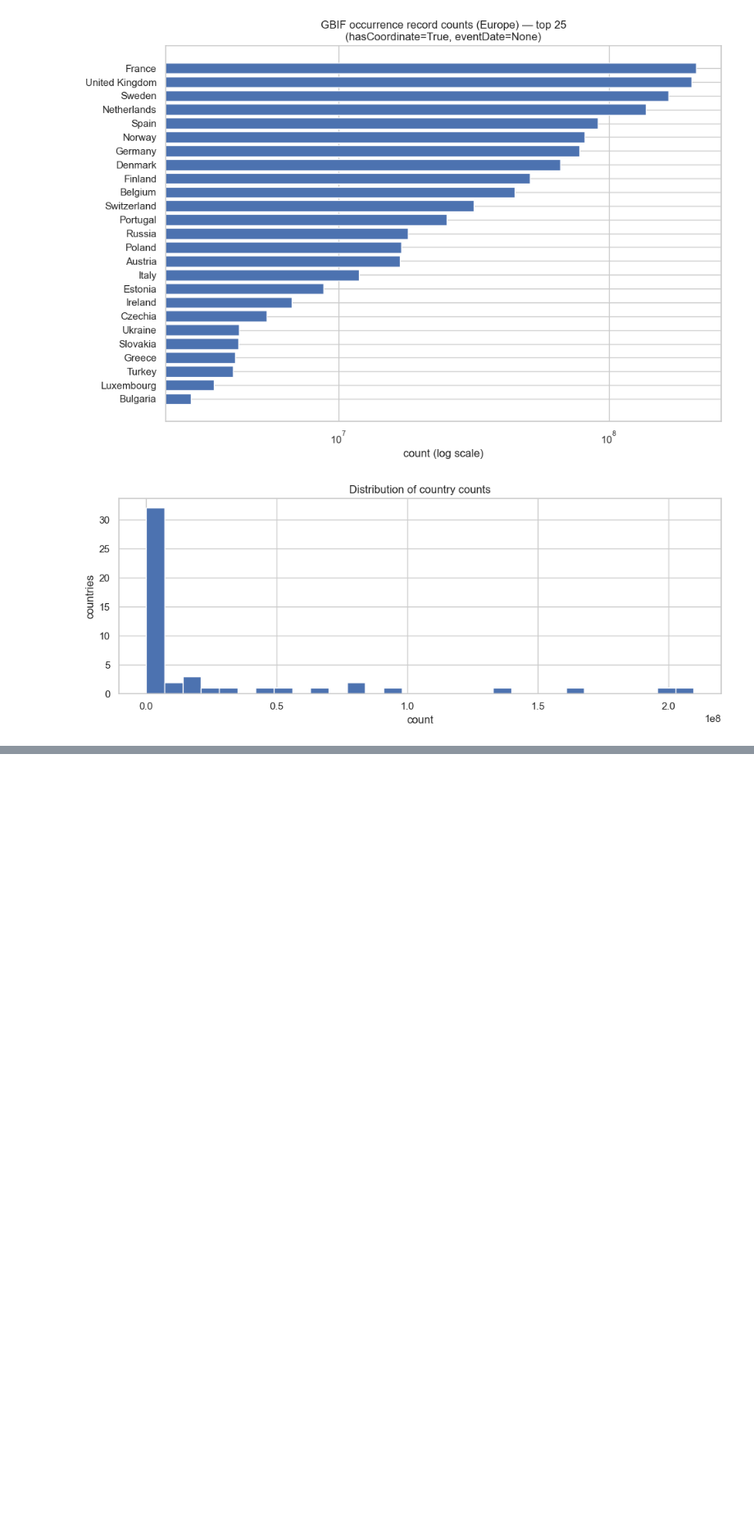
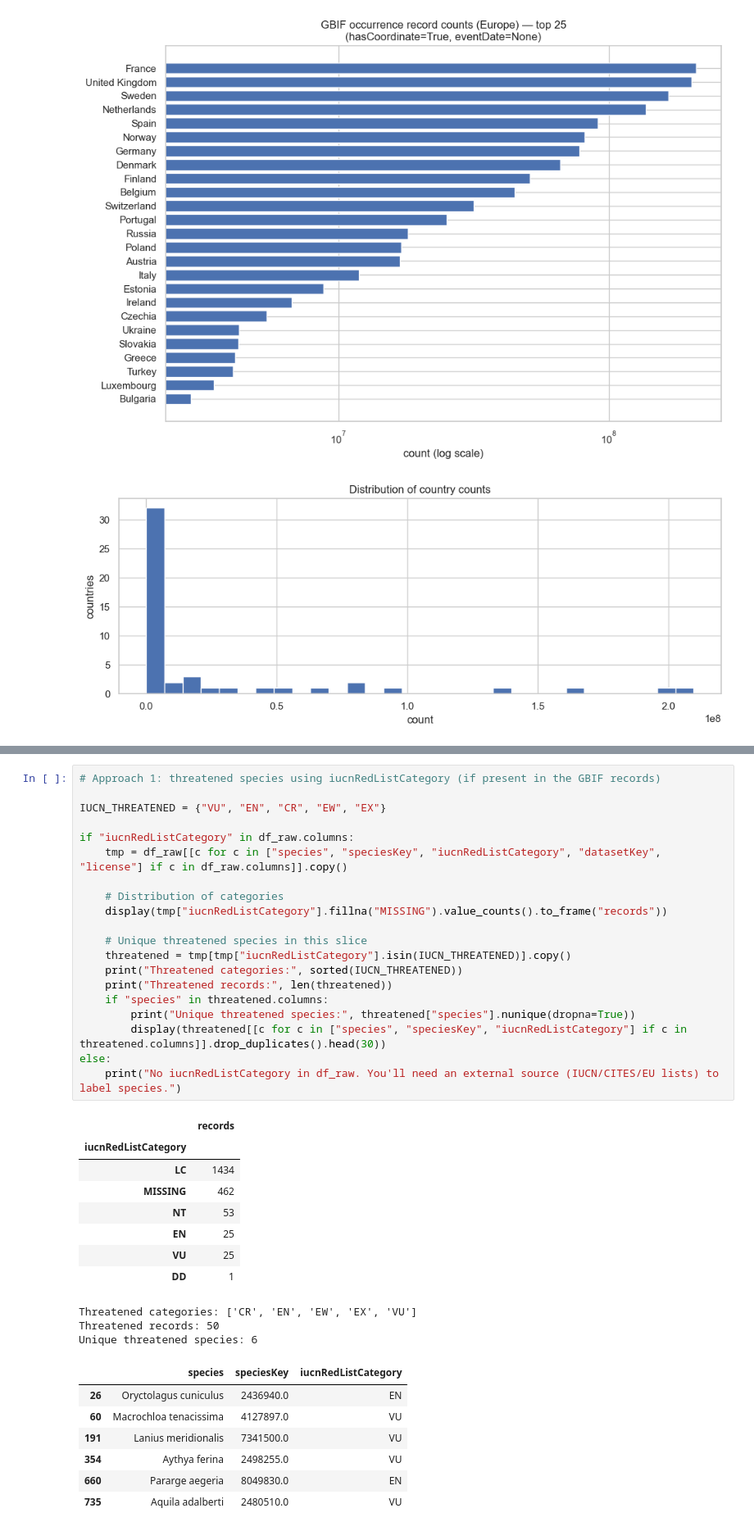
Before and after one commit to simmyyy/ie-microsoft-capstone, a Jupyter notebook: gbif_eda.ipynb, the cells around one changed output, grey strips where cells are left out. Shown at 82% size. Drawn from its saved outputs; the diff is of its cells as text; blank space fills up the shorter version.

```diff
--- a/gbif_eda.ipynb
+++ b/gbif_eda.ipynb
@@ -1607,0 +1620,39 @@ plt.show()
+# %%
+# Approach 1: threatened species using iucnRedListCategory (if present in the GBIF records)
+
+IUCN_THREATENED = {"VU", "EN", "CR", "EW", "EX"}
+
+if "iucnRedListCategory" in df_raw.columns:
+    tmp = df_raw[[c for c in ["species", "speciesKey", "iucnRedListCategory", "datasetKey", "license"] if c in df_raw.columns]].copy()
+
+    # Distribution of categories
+    display(tmp["iucnRedListCategory"].fillna("MISSING").value_counts().to_frame("records"))
+
+    # Unique threatened species in this slice
+    threatened = tmp[tmp["iucnRedListCategory"].isin(IUCN_THREATENED)].copy()
+    print("Threatened categories:", sorted(IUCN_THREATENED))
+    print("Threatened records:", len(threatened))
+    if "species" in threatened.columns:
+        print("Unique threatened species:", threatened["species"].nunique(dropna=True))
+        display(threatened[[c for c in ["species", "speciesKey", "iucnRedListCategory"] if c in threatened.columns]].drop_duplicates().head(30))
+else:
+    print("No iucnRedListCategory in df_raw. You'll need an external source (IUCN/CITES/EU lists) to label species.")
+# %% [output]
+|  | records |
+| iucnRedListCategory |  |
+| LC | 1434 |
+| MISSING | 462 |
+| NT | 53 |
+| EN | 25 |
+| VU | 25 |
+| DD | 1 |
+Threatened categories: ['CR', 'EN', 'EW', 'EX', 'VU']
+Threatened records: 50
+Unique threatened species: 6
+|  | species | speciesKey | iucnRedListCategory |
+| 26 | Oryctolagus cuniculus | 2436940.0 | EN |
+| 60 | Macrochloa tenacissima | 4127897.0 | VU |
+| 191 | Lanius meridionalis | 7341500.0 | VU |
+| 354 | Aythya ferina | 2498255.0 | VU |
+| 660 | Pararge aegeria | 8049830.0 | EN |
+| 735 | Aquila adalberti | 2480510.0 | VU |
```
Also changed, not shown: parts of 1 cell of this notebook, 6 other files.
